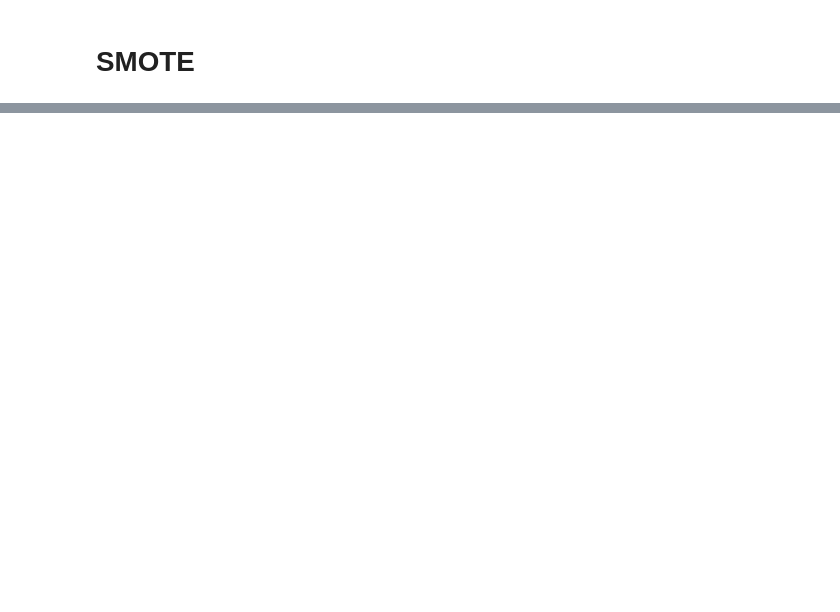
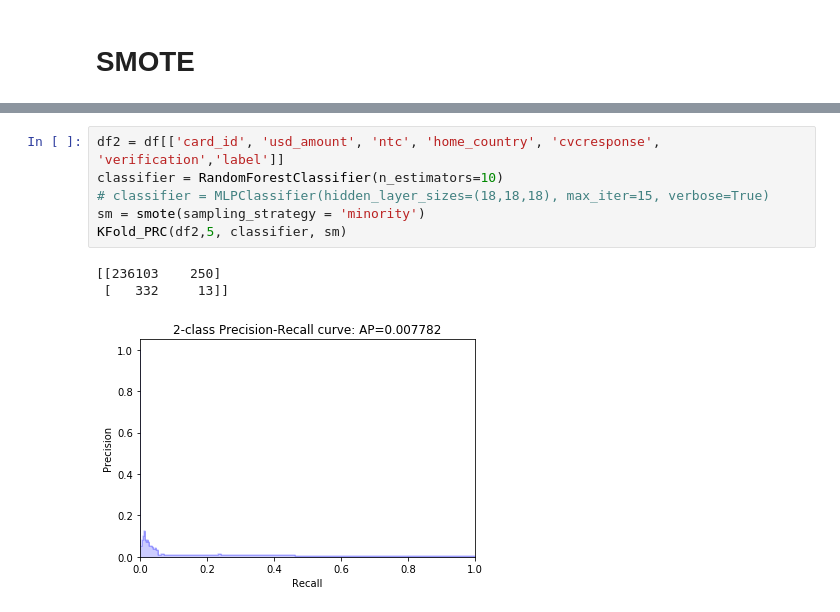
Before and after one commit to R-Graafmans/CDA_CS4035, a Jupyter notebook: Week 1 - Credit Card Fraud/main.ipynb, the cells around one changed output, grey strips where cells are left out. Drawn from its saved outputs; the diff is of its cells as text; blank space fills up the shorter version.

```diff
--- a/Week 1 - Credit Card Fraud/main.ipynb
+++ b/Week 1 - Credit Card Fraud/main.ipynb
@@ -378,0 +414,10 @@ Random Under Sampling:
+# %%
+df2 = df[['card_id', 'usd_amount', 'ntc', 'home_country', 'cvcresponse', 'verification','label']]
+classifier = RandomForestClassifier(n_estimators=10)
+# classifier = MLPClassifier(hidden_layer_sizes=(18,18,18), max_iter=15, verbose=True)
+sm = smote(sampling_strategy = 'minority')
+KFold_PRC(df2,5, classifier, sm)
+# %% [output]
+[[236103    250]
+ [   332     13]]
+[figure, added]
```
Also changed, not shown: parts of 11 cells of this notebook.
